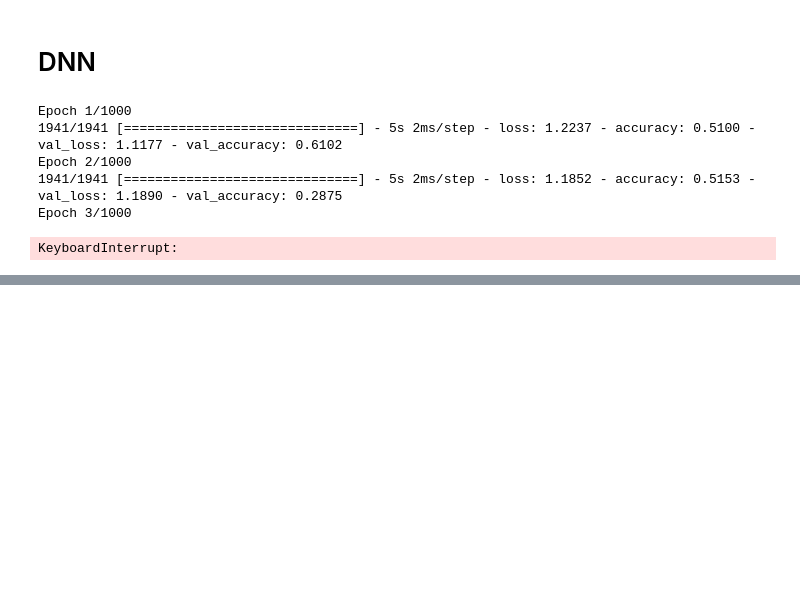
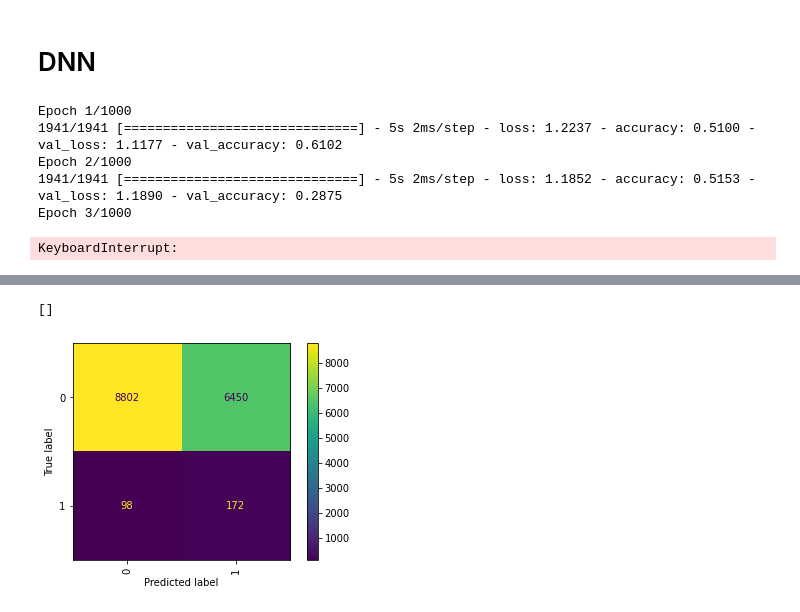
Before and after one commit to jespertjee/LOFAR_ML, a Jupyter notebook: Supervised/Fangyou/Preprocessed_data/Classification_Combined.ipynb, the cells around one changed output, grey strips where cells are left out. Cells and saved outputs as stored; diff of their text form; code cells hidden in the pictures; blank space fills up the shorter version.

```diff
--- a/Supervised/Fangyou/Preprocessed_data/Classification_Combined.ipynb
+++ b/Supervised/Fangyou/Preprocessed_data/Classification_Combined.ipynb
@@ -434,0 +486,9 @@ KeyboardInterrupt:
+# %%
+new_y_train = y_train
+new_y_train[new_y_train['Classification']>1] = 0
+
+new_y_test = y_test
+new_y_test[new_y_test['Classification']>1] = 0
+# %%
+clf = SVC(class_weight='balanced')
+clf.fit(X_train, new_y_train.values.flatten())
@@ -434,0 +497,3 @@ KeyboardInterrupt:
+# %%
+y_pred = clf.predict(X_test)
+print(classification_report(new_y_test, y_pred, digits=4))
@@ -434,0 +509,9 @@ KeyboardInterrupt:
+# %%
+cm = confusion_matrix(new_y_test, y_pred)
+disp = ConfusionMatrixDisplay(confusion_matrix=cm)
+disp.plot()
+plt.xticks(rotation = 90)
+plt.plot()
+# %% [output]
+[]
+[figure, added]
```
Also changed, not shown: parts of 28 cells of this notebook, 15 other files.
